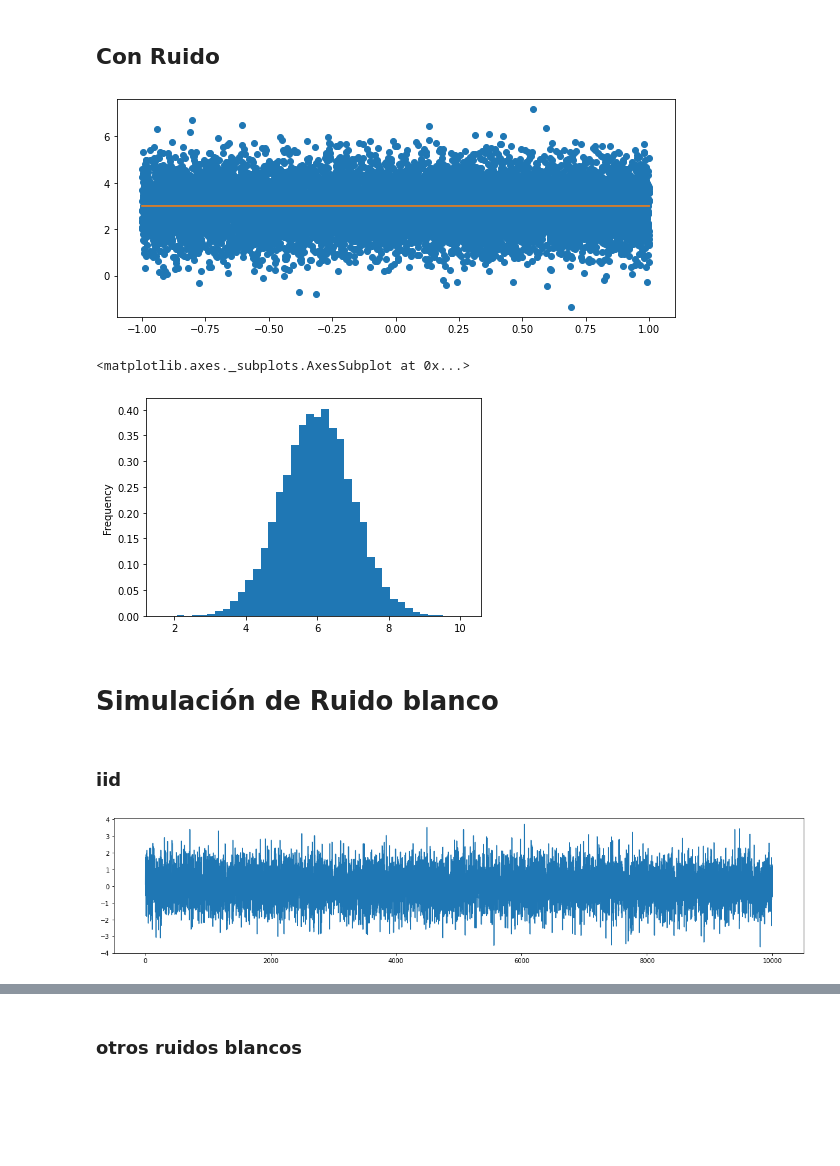
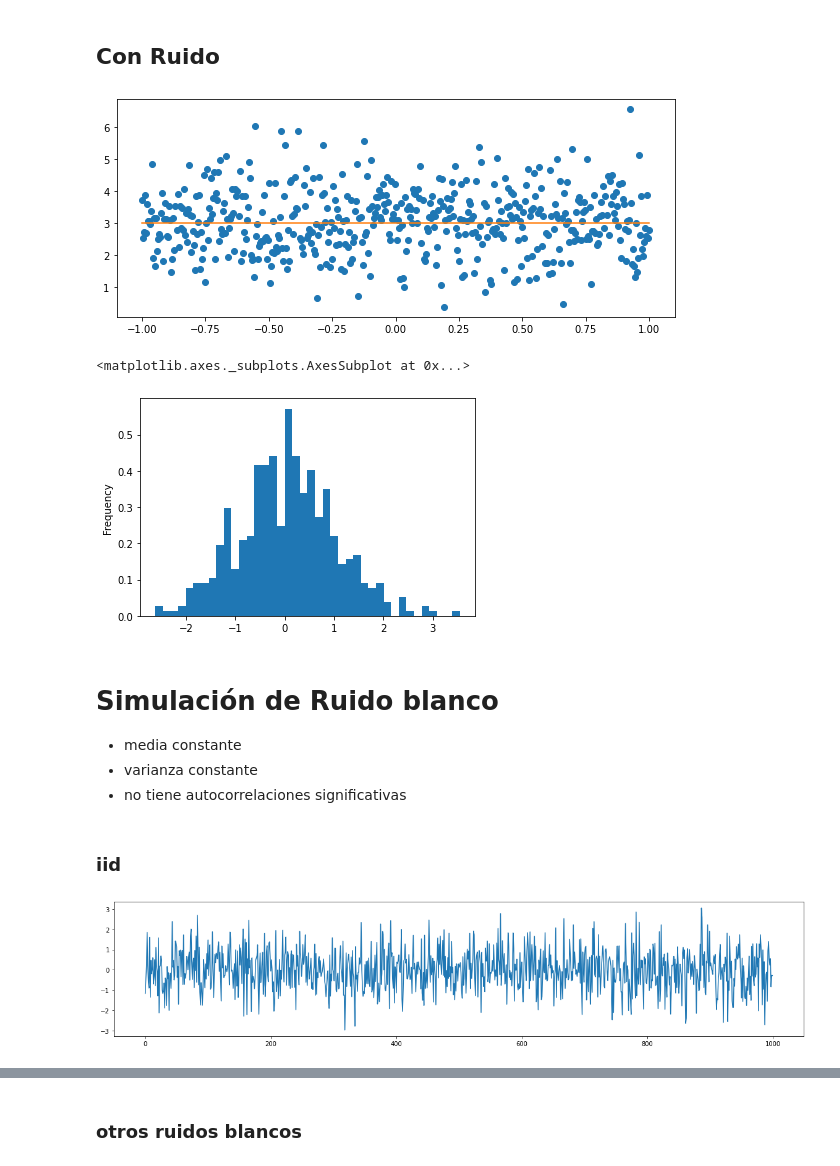
Before and after one commit to AnIsAsPe/Prediccion-produccion-electricidad, a Jupyter notebook: notebooks/regresión,_ruido_y_series_de_tiempo.ipynb, the cells around one changed output, grey strips where cells are left out. Saved outputs shown, nothing was run; the diff lists cells and outputs as text; code cells hidden in the pictures; blank space fills up the shorter version.

```diff
--- a/notebooks/regresión,_ruido_y_series_de_tiempo.ipynb
+++ b/notebooks/regresión,_ruido_y_series_de_tiempo.ipynb
@@ -47,36 +51,39 @@ plt.show()
 # %%
 m = 0.0
 b = 3
 sigma = 1
 
 fig = plt.figure(figsize = (10, 4))
-xs, ys = genera_puntos_regresion(m, b, sigma, size=10000)
+xs, ys = genera_puntos_regresion(m, b, sigma, size=500)
 
 plt.plot(xs, ys, 'o')
 plt.plot(xs, m * xs + b)
 plt.show()
 # %% [output]
-[figure, old version]
+[figure, new version]
 # %%
-errores = ys -  m * xs + b
+errores = ys -  m * xs - b
 pd.Series(errores).plot.hist(bins=40, density = True)
 # %% [output]
 <matplotlib.axes._subplots.AxesSubplot at 0x...>
-[figure, old version]
+[figure, new version]
 # %% [markdown]
 # Simulación de Ruido blanco
+* media constante
+* varianza constante
+* no tiene autocorrelaciones significativas
 # %% [markdown]
 ### iid
 # %%
 media = 0
 std = 1
-num_muestras = 10000
+num_muestras = 1000
 ruido_blanco = pd.Series(np.random.normal(media, std, num_muestras))
 
 ruido_blanco.plot(figsize = (20,4))
 plt.show()
 # %% [output]
-[figure, old version]
+[figure, new version]
 # %%
 ruido_blanco.plot.hist(bins=30)
 # %% [output]
```
Also changed, not shown: parts of 40 cells of this notebook.
